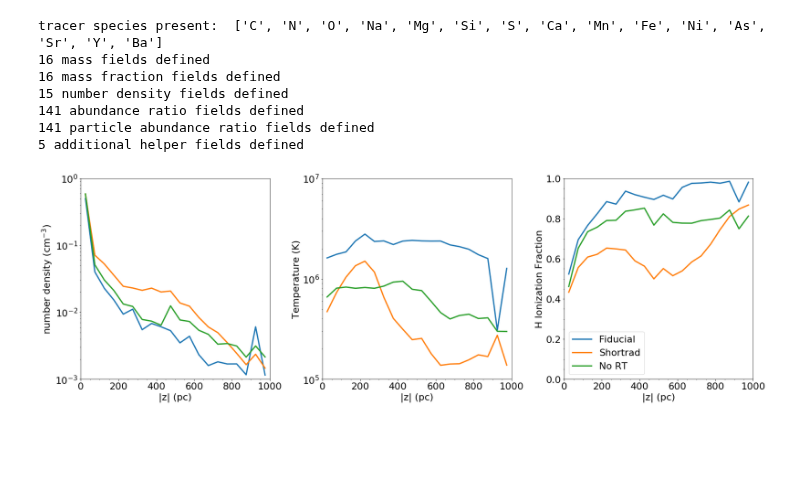
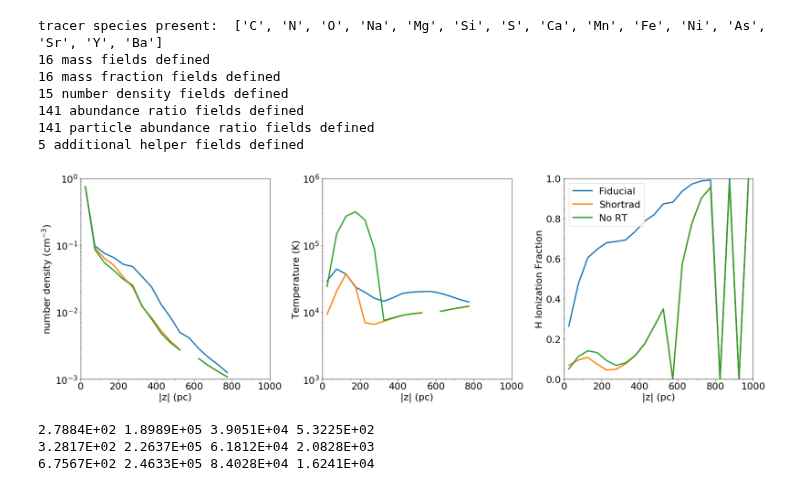
Before and after one commit to aemerick/galaxy_analysis, a Jupyter notebook: notebooks/radiation_comparison.ipynb, the cells around one changed output. Drawn from its saved outputs; the diff is of its cells as text; code cells hidden in the pictures; blank space fills up the shorter version.

```diff
--- a/notebooks/radiation_comparison.ipynb
+++ b/notebooks/radiation_comparison.ipynb
@@ -69,0 +108,3 @@ IndentationError: unexpected indent (metal_retention_resolution.py, line 34)
+# %%
+data = dd.io.load('/home/aemerick/work/enzo_runs/sn_H2atten_H2_noion/DD0180_galaxy_data.h5')
+print data['gas_meta_data']['masses']['CNM']['Total']
@@ -171,9 +271,11 @@ def _neutral_fraction(field,data):
 yt.add_field(("gas","ion_fraction"), function=_ion_fraction, units='')
 yt.add_field(("gas","neutral_fraction"), function = _neutral_fraction, units = '')
 
+dsname = 'DD0142/DD0142'
+
 nbin = 20
 
-ds   = yt.load('/home/aemerick/work/enzo_runs/sn_H2atten_H2sh/DD0172/DD0172')
+ds   = yt.load('/home/aemerick/work/enzo_runs/sn_H2atten_H2sh/' + dsname)
 data = ds.all_data()
 disk = ds.disk([0.5,0.5,0.5], [0,0,1], (0.5,'kpc'),(2,'kpc'))
 prof = yt.Profile1D(disk, 'magnitude_cylindrical_z', nbin, 0.0*yt.units.pc, 1000.0*yt.units.pc, False, weight_field='cell_mass')
@@ -186,7 +288,7 @@ profv.add_fields('ion_fraction')
 profv.add_fields('Temperature')
 profv.add_fields('number_density')
 # %%
-dssh   = yt.load('/home/aemerick/work/enzo_runs/sn_H2atten_H2_shortrad/DD0172/DD0172')
+dssh   = yt.load('/home/aemerick/work/enzo_runs/sn_H2atten_H2_shortrad/'  + dsname)
 datash = dssh.all_data()
 disksh = dssh.disk([0.5,0.5,0.5], [0,0,1], (0.5,'kpc'),(2,'kpc'))
 profsh = yt.Profile1D(disksh, 'magnitude_cylindrical_z', nbin, 0.0*yt.units.pc, 1000.0*yt.units.pc, False, weight_field='cell_mass')
@@ -201,7 +303,7 @@ profvsh.add_fields('ion_fraction')
 profvsh.add_fields('Temperature')
 profvsh.add_fields('number_density')
 # %%
-dsnort   = yt.load('/home/aemerick/work/enzo_runs/sn_H2atten_H2_noion/DD0172/DD0172')
+dsnort   = yt.load('/home/aemerick/work/enzo_runs/sn_H2atten_H2_noion/'  + dsname)
 datanort = dsnort.all_data()
 disknort = dsnort.disk([0.5,0.5,0.5], [0,0,1], (0.5,'kpc'),(2,'kpc'))
 profnort = yt.Profile1D(disknort, 'magnitude_cylindrical_z', nbin, 0.0*yt.units.pc, 1000.0*yt.units.pc, False, weight_field='cell_mass')
@@ -237,32 +339,41 @@ ax[1].semilogy()
 #ax[2].plot(prof.x.to('pc'), prof['ion_fraction'], lw = 3, color = 'C0', ls = '-')
 ax[2].plot(profv.x.to('pc'), profv['ion_fraction'], lw = 3, color = 'C0', ls = '-', label = 'Fiducial')
 #ax[2].plot(profsh.x.to('pc'), profsh['ion_fraction'], lw = 3, color = 'C1', ls = '-')
 ax[2].plot(profvsh.x.to('pc'), profvsh['ion_fraction'], lw = 3, color = 'C1', ls = '-', label = 'Shortrad')
 ax[2].plot(profvnort.x.to('pc'), profvnort['ion_fraction'], lw = 3, color = 'C2', ls = '-', label = 'No RT')
 
 ax[0].minorticks_on()
 ax[1].minorticks_on()
 ax[2].minorticks_on()
 
 
 ax[2].legend(loc='best')
 
 ax[0].set_xlabel(r'|z| (pc)')
 ax[1].set_xlabel(r'|z| (pc)')
 ax[2].set_xlabel(r'|z| (pc)')
 ax[0].set_xlim(0.0, 1000.0)
 ax[1].set_xlim(0.0, 1000.0)
 ax[2].set_xlim(0.0, 1000.0)
 
 ax[0].set_ylim(0.001,1.0)
-ax[1].set_ylim(1.0E5, 1.0E7)
+ax[1].set_ylim(1.0E3, 1.0E6)
 ax[2].set_ylim(0.0,1.0)
 
 ax[0].set_ylabel(r'number density (cm$^{-3}$)')
 ax[1].set_ylabel(r'Temperature (K)')
 ax[2].set_ylabel(r'H Ionization Fraction')
 plt.tight_layout()
 
 fig.savefig("./rad_comparison/density_temperature_ionization_z_profile.png")
 # %% [output]
-[figure, old version]
+[figure, new version]
+# %%
+for d in [data,datash,datanort]:
+    n = d['number_density']
+    m = d['cell_mass'].to('Msun')
+    print "%4.4E %4.4E %4.4E %4.4E"%(np.max(n), np.sum(m[n>50]).to('Msun'), np.sum(m[n>100]).to('Msun'), np.sum(m[n>200]).to('Msun'))
+# %% [output]
+2.7884E+02 1.8989E+05 3.9051E+04 5.3225E+02
+3.2817E+02 2.2637E+05 6.1812E+04 2.0828E+03
+6.7567E+02 2.4633E+05 8.4028E+04 1.6241E+04
```
Also changed, not shown: parts of 14 cells of this notebook.
